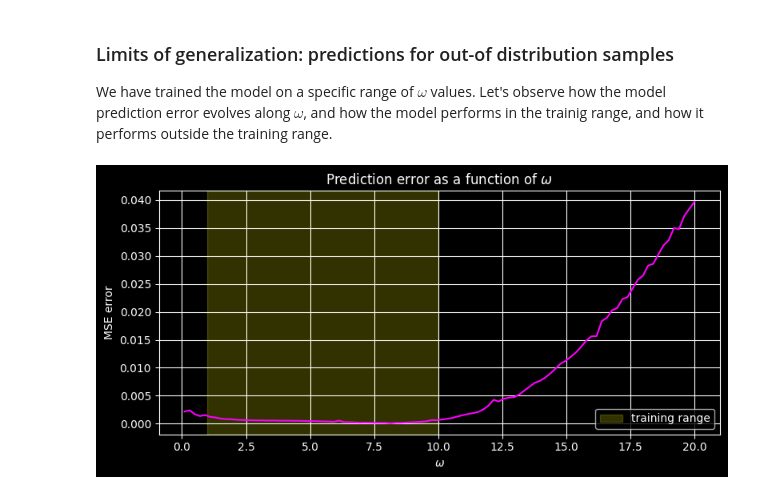
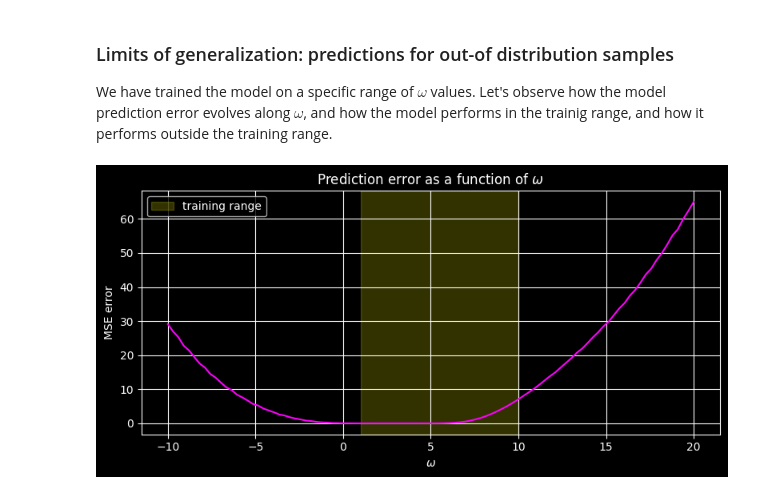
Before and after one commit to mertstend/DeepLearningIntro, a Jupyter notebook: 01_first_neural_network.ipynb, the cells around one changed output. Saved outputs shown, nothing was run; the diff lists cells and outputs as text; code cells hidden in the pictures.

Commit message:
fix legend issue
Signed-off-by: Merten Stender <merten.stender@tu-berlin.de>

```diff
--- a/01_first_neural_network.ipynb
+++ b/01_first_neural_network.ipynb
@@ -233,7 +232,7 @@ We will use a plot that shows the predicted against the expected (i.e. ground tr
 # %%
 # load the model from disk (if needed)
 from tensorflow.keras.models import load_model
-model = load_model('sine_transformation_model.h5')
+model = load_model('sine_transformation_model.keras')
 
 # plot the predictions vs. ground truth
 y_pred = model.predict(x_test)
@@ -257,7 +255,7 @@ WARNING:absl:Compiled the loaded model, but the compiled metrics have yet to be
 We will use the model to compute the phase-shift of a complete sinusoidal time sequence.
 # %%
 
-omega = 1.5
+omega = 3.0
 t_new = np.linspace(0, 2 * np.pi, int(omega*50))
 u_new = np.sin(omega * t_new)
 q_new = nonlinear_transform(u=u_new, omega=omega)  # compute the ground truth q values for the new u values
@@ -300,34 +298,34 @@ We have trained the model on a specific range of $\omega$ values. Let's observe
 def compute_prediction_error(model, omega_grid):
     errors = []
     for omega in omega_grid:
-        t_new = np.linspace(0, 2 * np.pi, int(omega*50))
+        t_new = np.linspace(0, 2 * np.pi, 200)
         u_new = np.sin(omega * t_new)
         q_new = nonlinear_transform(u=u_new, omega=omega)  # compute the ground truth q values for the new u values
 
         inputs = np.column_stack((u_new, np.ones_like(u_new) * omega))
         q_pred = model.predict(inputs, verbose=0)
         mse_err = np.mean((q_new - q_pred.flatten()) ** 2)
         errors.append(mse_err)
     return np.array(errors)
 
 # Create a grid of omega values to evaluate the model.
 # Training data was sampled uniformly in the range [1.0, 10.0], so we will use this range for evaluation.
-omega_grid = np.linspace(0.1, 20.0, 100)
+omega_grid = np.linspace(-10, 20.0, 100)
 
 # Compute the prediction errors for the grid of omega values
 errors = compute_prediction_error(model, omega_grid)
 
 # Plot the prediction errors as a function of omega
 plt.figure(figsize=(8, 4))
 # shaddow the area used for training
 plt.axvspan(1.0, 10.0, color='yellow', alpha=0.2, label='training range')
 plt.plot(omega_grid, errors, color='magenta')
 plt.xlabel(r'$\omega$')
 plt.ylabel('MSE error')
 plt.title(r'Prediction error as a function of $\omega$')
 plt.grid()
 plt.legend()
 plt.tight_layout()
 plt.show()
 # %% [output]
-[figure, old version]
+[figure, new version]
```
Also changed, not shown: parts of 6 cells of this notebook, 1 other file.
